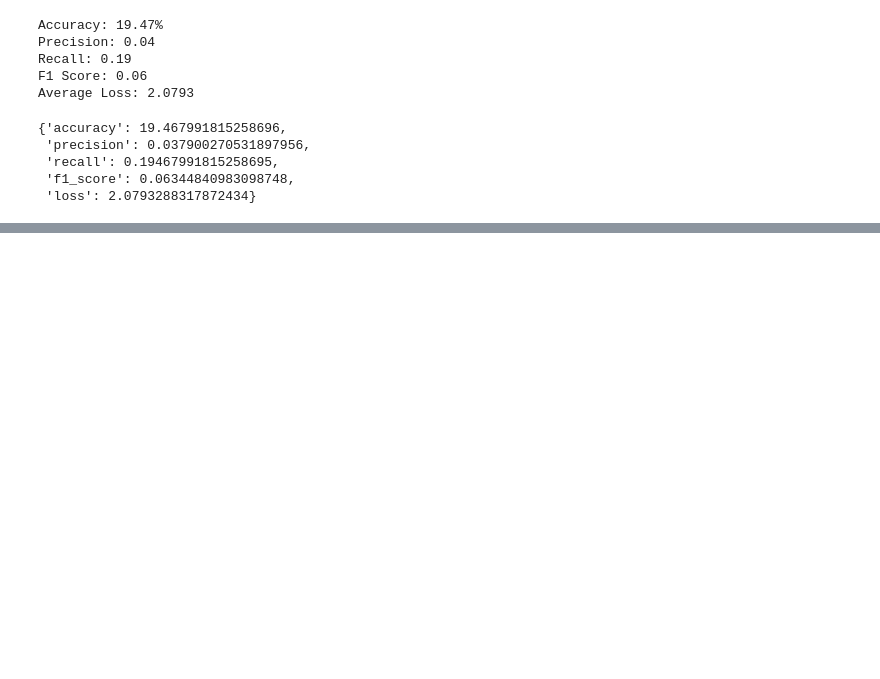
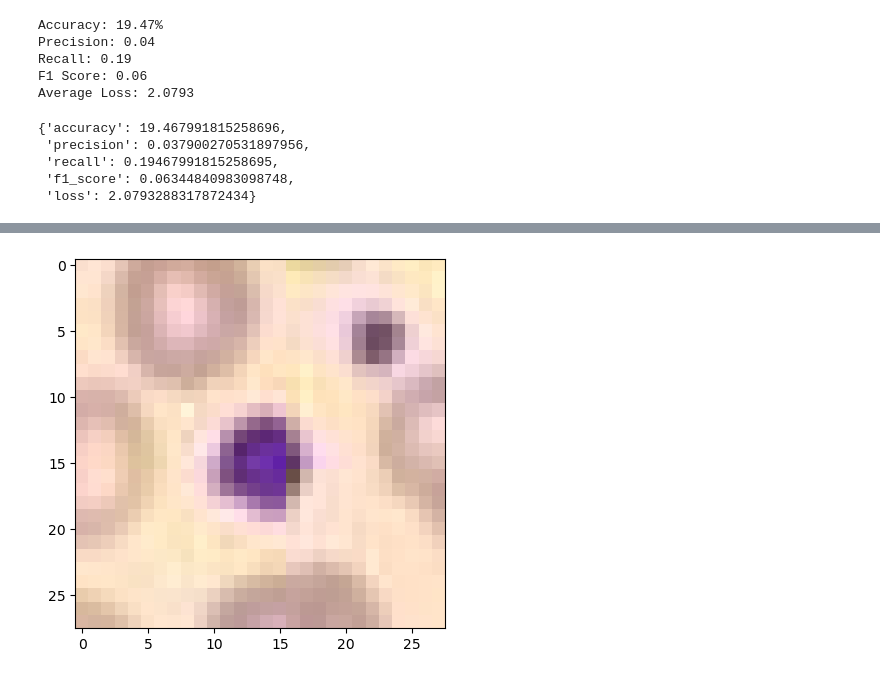
Before and after one commit to zhoudl0605/ECE9022_A3, a Jupyter notebook: assignment3.ipynb, the cells around one changed output, grey strips where cells are left out. Saved outputs shown, nothing was run; the diff lists cells and outputs as text; code cells hidden in the pictures; blank space fills up the shorter version.

```diff
--- a/assignment3.ipynb
+++ b/assignment3.ipynb
@@ -319,3 +342,9 @@ test_dataset = BloodMNIST(root='./datasets/', split='test',
+# %%
+image, label = train_dataset[0]
+plt.imshow(image)
+plt.show()
+# %% [output]
+[figure, added]
 # %%
 # Train VGG16
 # Use Cross-Entropy Loss and Adam optimizer.
```
Also changed, not shown: parts of 6 cells of this notebook.
